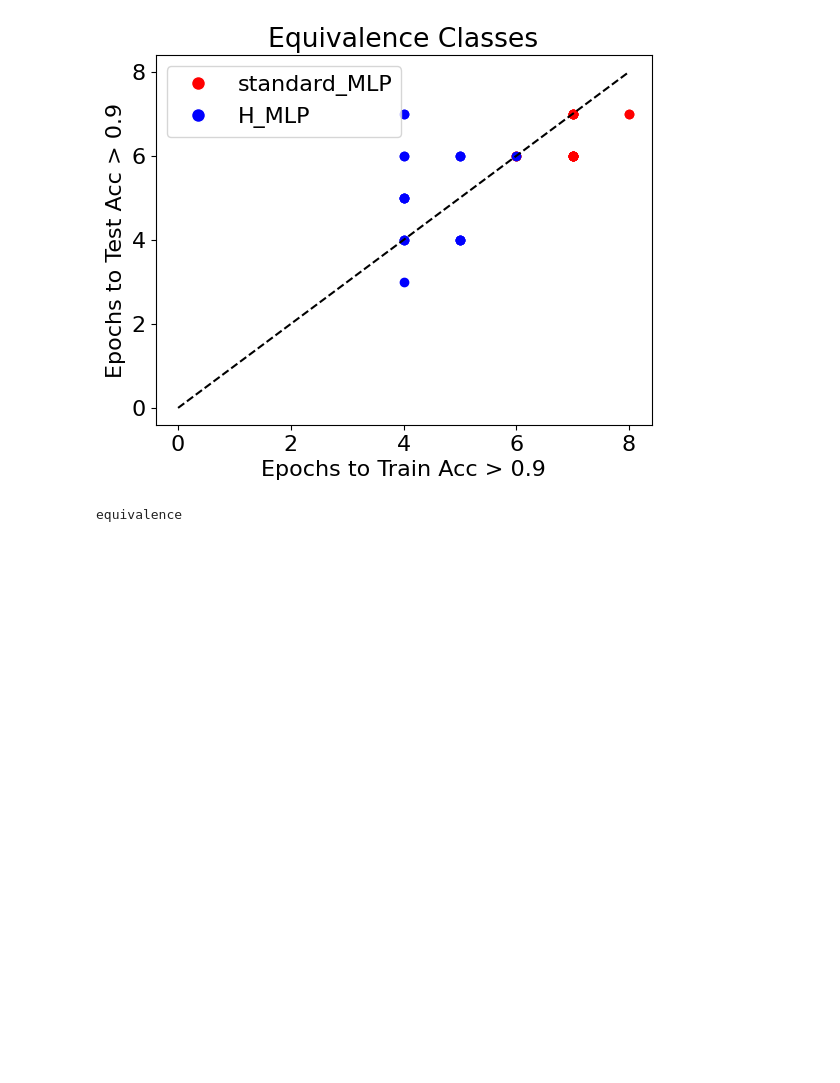
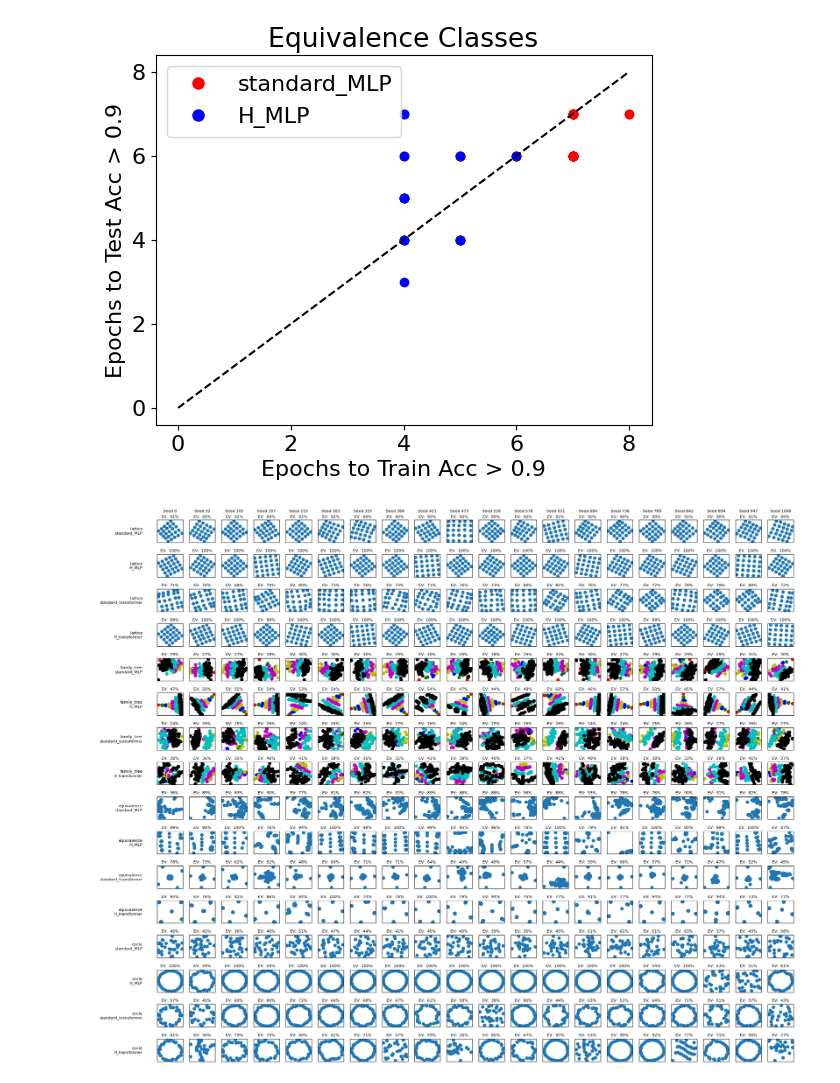
Before and after one commit to maxwellmg/grow-crystals-distance-experiments, a Jupyter notebook: notebooks/plot_runs.ipynb, the cells around one changed output. Cells and saved outputs as stored; diff of their text form; code cells hidden in the pictures; blank space fills up the shorter version.

Commit message:
Updated visualization notebook

```diff
--- a/notebooks/plot_runs.ipynb
+++ b/notebooks/plot_runs.ipynb
@@ -257,7 +257,79 @@ plt.title(data_id_to_title[data_id])
 # %% [output]
 Text(0.5, 1.0, 'Equivalence Classes')
 [figure]
-# %%
-print(data_id)
-# %% [output]
-equivalence
+# %%
+import matplotlib.pyplot as plt
+import numpy as np
+
+from sklearn.decomposition import PCA
+
+# Create a 16x20 grid of subplots
+fig, axes = plt.subplots(16, 20, figsize=(20, 16))
+
+data_id_choices = ["lattice", "family_tree", "equivalence", "circle"]
+model_id_choices = ["standard_MLP","H_MLP", "standard_transformer","H_transformer"]
+
+colors = ['r', 'g', 'b', 'y', 'm', 'c', 'k', 'w']
+
+seed_list = np.linspace(0, 1000, 20, dtype=int)
+
+dict_level = dict()
+dict_level[1] = 0
+for i in range(1,127):
+    if (2*i) < 127:
+        dict_level[2*i] = dict_level[i] + 1
+    if (2*i + 1) < 127:
+        dict_level[2*i + 1] = dict_level[i] + 1
+
+# Add labels for rows and columns
+for i, ax_row in enumerate(axes):
+    for j, ax in enumerate(ax_row):
+
+        # Remove ticks for clarity
+        ax.set_xticks([])
+        ax.set_yticks([])
+
+        data_id = data_id_choices[i // 4]
+        model_id = model_id_choices[i % 4]
+        seed = seed_list[j]
+
+        weights = torch.load(f"../results/{seed}_{data_id}_{model_id}_{data_size}_{train_ratio}.pt")
+        if 'MLP' in model_id:
+            emb = weights['embedding']
+        else:
+            emb = weights['embedding.weight']
+
+        if "family" in data_id:
+            emb = emb[1:127]
+
+        pca = PCA(n_components=2)
+        pca_emb = pca.fit_transform(emb.cpu())
+        if i != 0:
+            ax.set_title(f'EV: {(pca.explained_variance_ratio_[0] + pca.explained_variance_ratio_[1])*100: .0f}%',fontsize=8)
+        else:
+            ax.set_xlabel(f'EV: {(pca.explained_variance_ratio_[0] + pca.explained_variance_ratio_[1])*100: .0f}%',fontsize=8)
+            ax.xaxis.set_label_position('top')
+
+        if "family" in data_id:
+            for kk in range(1,127):
+                ax.scatter(pca_emb[kk-1, 0], pca_emb[kk-1, 1], c=colors[dict_level[kk]])
+        else:
+            ax.scatter(pca_emb[:, 0], pca_emb[:, 1])
+
+
+        # Label the first column with row numbers
+        if j == 0:
+            ax.set_ylabel(f'{data_id}\n{model_id}', rotation=0, labelpad=30, fontsize=8, ha='right', va='center')
+
+        # Label the last row with column numbers
+        if i == 0:
+            ax.set_title(f'Seed {seed}', fontsize=8)
+#            ax.xaxis.set_label_position('top')  # Place column labels at the top
+
+# Adjust layout to prevent overlap
+plt.tight_layout()
+
+# Show the plot
+plt.show()
+# %% [output]
+[figure, added]
```
Also changed, not shown: parts of 1 cell of this notebook, 5 other files.
